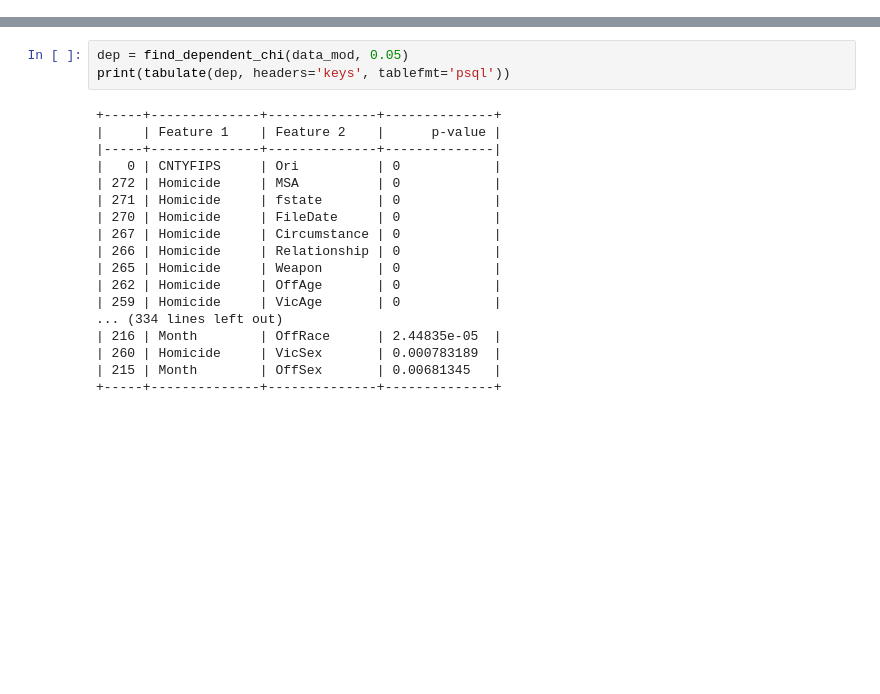
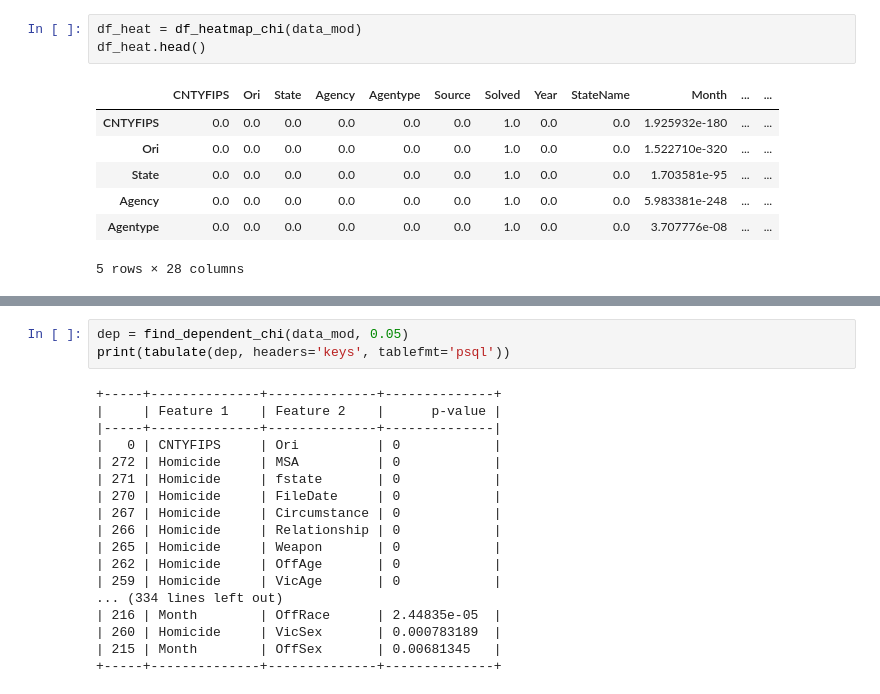
Before and after one commit to lougau92/MA1-Development-of-XAI-based-framework-to-Understand-Predict-and-Link-Homicides, a Jupyter notebook: dependency_test.ipynb, the cells around one changed output, grey strips where cells are left out. Drawn from its saved outputs; the diff is of its cells as text; blank space fills up the shorter version.

```diff
--- a/dependency_test.ipynb
+++ b/dependency_test.ipynb
@@ -11,0 +50,11 @@ data_mod = data.drop(['ID'], axis = 1)
+# %%
+df_heat = df_heatmap_chi(data_mod)
+df_heat.head()
+# %% [output]
+|  | CNTYFIPS | Ori | State | Agency | Agentype | Source | Solved | Year | StateName | Month | ... | ... |
+| CNTYFIPS | 0.0 | 0.0 | 0.0 | 0.0 | 0.0 | 0.0 | 1.0 | 0.0 | 0.0 | 1.925932e-180 | ... | ... |
+| Ori | 0.0 | 0.0 | 0.0 | 0.0 | 0.0 | 0.0 | 1.0 | 0.0 | 0.0 | 1.522710e-320 | ... | ... |
+| State | 0.0 | 0.0 | 0.0 | 0.0 | 0.0 | 0.0 | 1.0 | 0.0 | 0.0 | 1.703581e-95 | ... | ... |
+| Agency | 0.0 | 0.0 | 0.0 | 0.0 | 0.0 | 0.0 | 1.0 | 0.0 | 0.0 | 5.983381e-248 | ... | ... |
+| Agentype | 0.0 | 0.0 | 0.0 | 0.0 | 0.0 | 0.0 | 1.0 | 0.0 | 0.0 | 3.707776e-08 | ... | ... |
+5 rows × 28 columns
```
Also changed, not shown: parts of 8 cells of this notebook, 1 other file.
